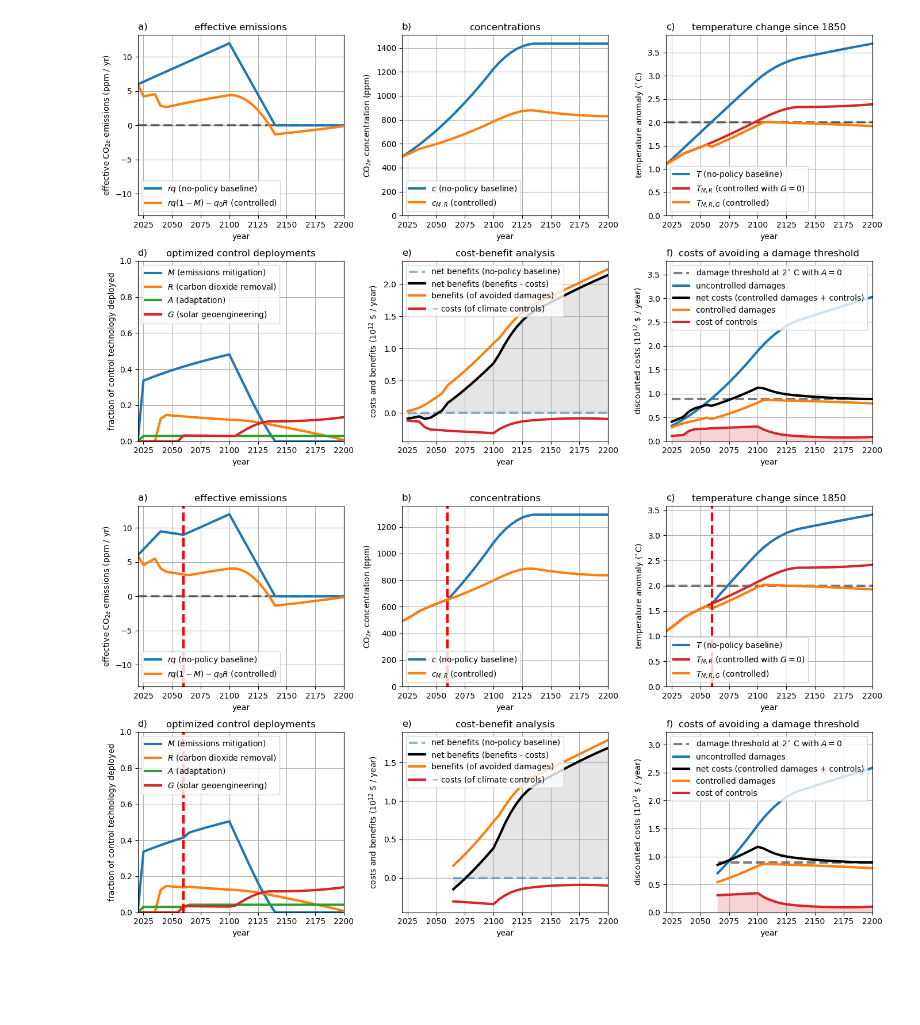
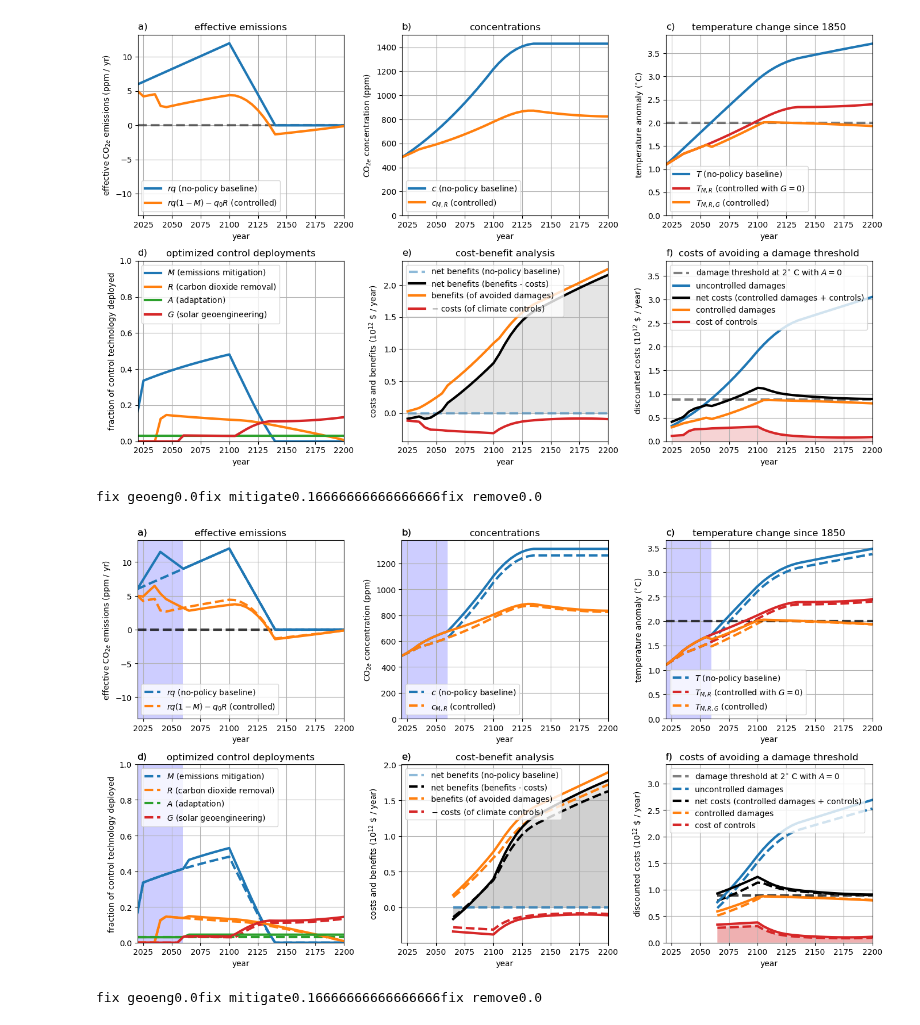
Before and after one commit to hdrake/OptimizeClimate, a Jupyter notebook: notebooks/0_policy_updates.ipynb, the cells around one changed output. Saved outputs shown, nothing was run; the diff lists cells and outputs as text; code cells hidden in the pictures; blank space fills up the shorter version.

Commit message:
Added policy updates due to bump-up in emissions

```diff
--- a/notebooks/0_policy_updates.ipynb
+++ b/notebooks/0_policy_updates.ipynb
@@ -9,3 +9,5 @@ include("../src/plotting.jl");
 include("../src/defaults.jl");
 
 include("../src/stochastic_emissions.jl");
+
+rcParams = PyPlot.PyDict(PyPlot.matplotlib."rcParams");
@@ -14,16 +14,29 @@ model = ClimateModel();
 # %%
 ensemble = Dict()
+Δt = 40.
+
+model = ClimateModel();
 optimize_controls!(model);
-ensemble[model.name] = model;
+ensemble[string(Int64(model.present_year))] = model;
 plot_state(model);
 savefig("../figures/policy-update-$(Int(model.present_year)).png", bbox_inches="tight", dpi=100)
 # %% [output]
 [figure]
+fix geoeng0.0fix mitigate0.16666666666666666fix remove0.0
 # %%
-model = add_emissions_bump(model, 40., 5.)
+model = add_emissions_bump(model, Δt, 10.)
+model = step_forward(model, Δt)
+
+ensemble["2020_stepped"] = step_forward(ensemble["2020"], Δt)
 optimize_controls!(model);
-plot_state(model)
+
+rcParams["lines.linestyle"] = "--"
+plot_state(ensemble["2020_stepped"])
+rcParams["lines.linestyle"] = "-"
+plot_state(model, new_figure=false, plot_legends=false)
 ensemble[model.name] = model;
+
 savefig("../figures/policy-update-$(Int(model.present_year)).png", bbox_inches="tight", dpi=100)
 # %% [output]
-[figure, old version]
+[figure, new version]
+fix geoeng0.0fix mitigate0.16666666666666666fix remove0.0
```
Also changed, not shown: parts of 3 cells of this notebook, 11 other files.
